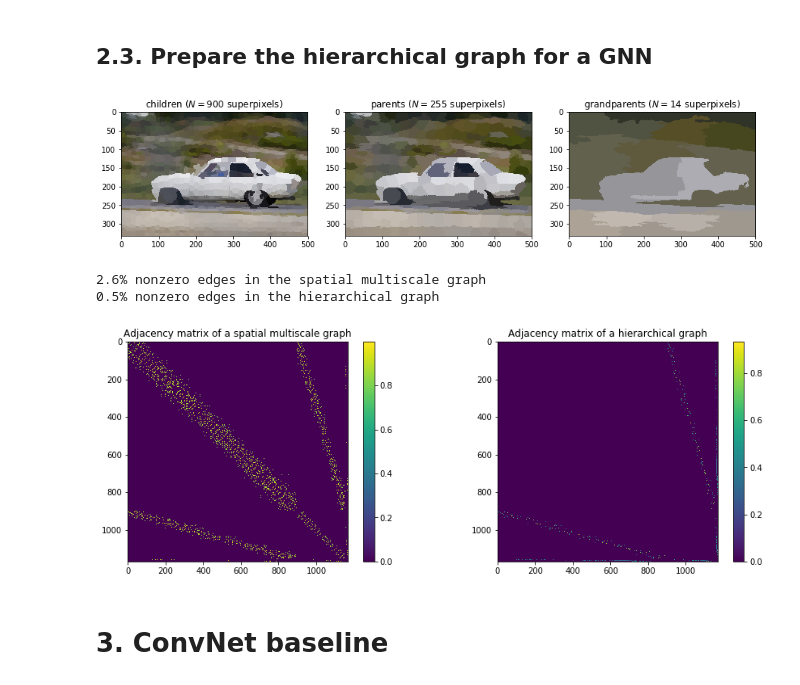
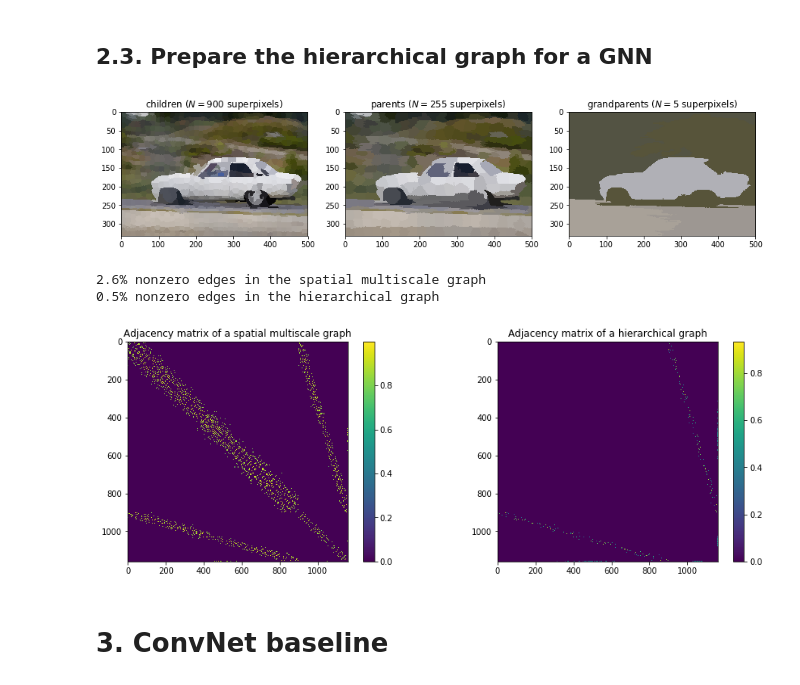
Before and after one commit to bknyaz/bmvc_2019, a Jupyter notebook: bmvc_2019.ipynb, the cells around one changed output. Saved outputs shown, nothing was run; the diff lists cells and outputs as text; code cells hidden in the pictures.

```diff
--- a/bmvc_2019.ipynb
+++ b/bmvc_2019.ipynb
@@ -127,39 +127,39 @@ n_sp_actual = []
 avg_values_multiscale, coord_multiscale, masks_multiscale = [], [], []
 
 # Scales [1000, 300, 150, 75, 21, 7] in the paper
-for i, (name, sp) in enumerate(zip(['children', 'parents', 'grandparents'], [1000, 300, 21])):
+for i, (name, sp) in enumerate(zip(['children', 'parents', 'grandparents'], [1000, 300, 7])):
     superpixels = slic(img, n_segments=sp)
     n_sp_actual.append(len(np.unique(superpixels)))
     avg_values_, coord_, masks_ = superpixel_features(img, superpixels)
     avg_values_multiscale.append(avg_values_)
     coord_multiscale.append(coord_)
     masks_multiscale.append(masks_)
     axes[i].set_title('{} ($N=${} superpixels)'.format(name, n_sp_actual[i]))
     axes[i].imshow(visualize_superpixels(avg_values_, superpixels))
 plt.show()
 
 A_spatial_multiscale = spatial_graph(np.concatenate(coord_multiscale), img.shape[:2], knn_graph=knn_graph)
 A_hier = hierarchical_graph(masks_multiscale, n_sp_actual, knn_graph=None)
 print('{:.1f}% nonzero edges in the spatial multiscale graph'.format(
     100 * np.sum(A_spatial_multiscale > 0) / (np.prod(A_spatial_multiscale.shape))))
 print('{:.1f}% nonzero edges in the hierarchical graph'.format(
     100 * np.sum(A_hier > 0) / (np.prod(A_hier.shape))))
 
 plt.figure(figsize=(15,5))
 plt.subplot(121)
 plt.imshow(A_spatial_multiscale ** 0.2)
 plt.colorbar()
 plt.title('Adjacency matrix of a spatial multiscale graph')
 plt.subplot(122)
 plt.imshow(A_hier ** 0.2)
 plt.colorbar()
 plt.title('Adjacency matrix of a hierarchical graph')
 plt.show()
 # %% [output]
-[figure, old version]
+[figure, new version]
 2.6% nonzero edges in the spatial multiscale graph
 0.5% nonzero edges in the hierarchical graph
-[figure, old version]
+[figure, new version]
 # %% [markdown]
 # 3. ConvNet baseline
 # %%
```
Also changed, not shown: parts of 7 cells of this notebook.
